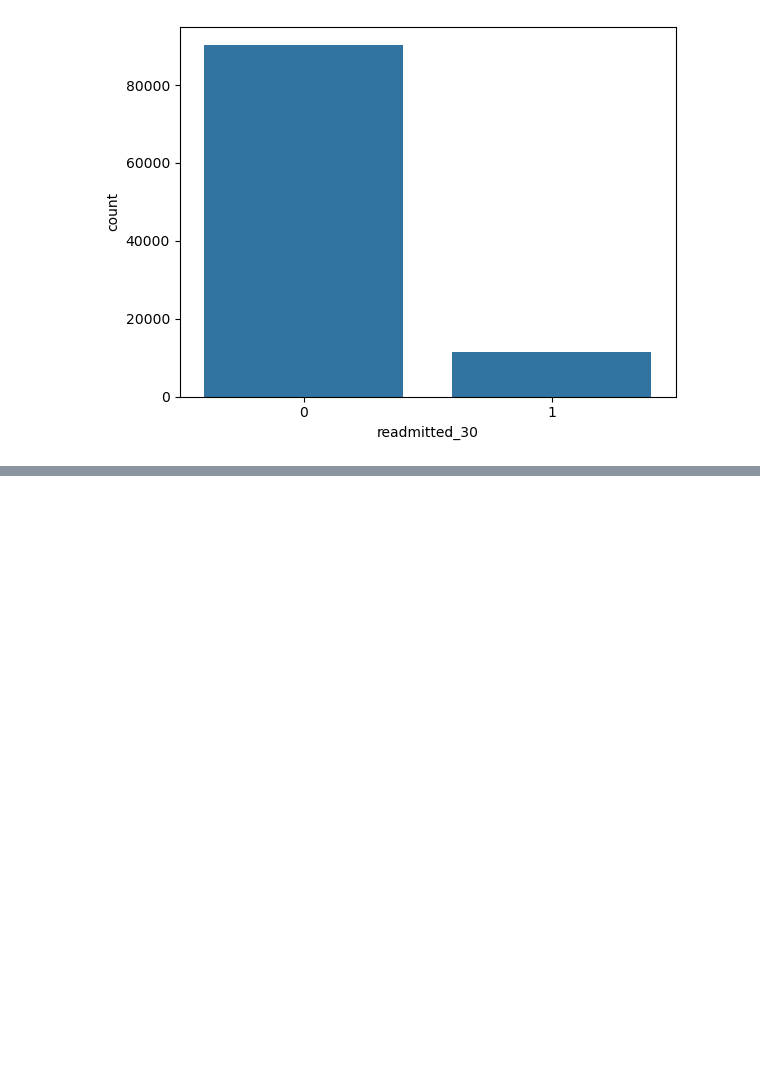
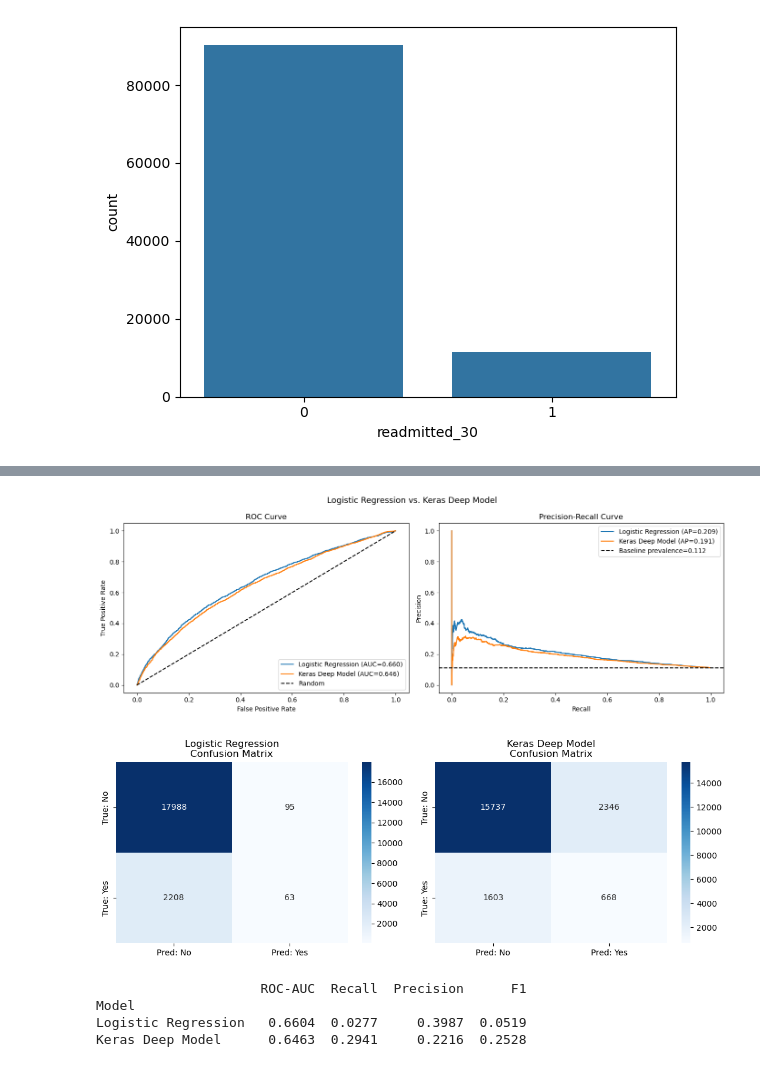
Before and after one commit to oSLaYN/patient-readmission-risk-predictor, a Jupyter notebook: main.ipynb, the cells around one changed output, grey strips where cells are left out. Saved outputs shown, nothing was run; the diff lists cells and outputs as text; code cells hidden in the pictures; blank space fills up the shorter version.

```diff
--- a/main.ipynb
+++ b/main.ipynb
@@ -372,0 +578,71 @@ plt.show()
+# %%
+## Keras predictions at default threshold
+nn_proba = keras_model.predict(X_test_scaled, batch_size=512).flatten()
+nn_pred  = (nn_proba >= 0.5).astype(int)
+
+print("=" * 55)
+print("DEEP MODEL — Keras Sequential  (threshold = 0.50)")
+print("=" * 55)
+print(classification_report(y_test, nn_pred,
+      target_names=["Not Readmitted", "Readmitted <30d"]))
+print(f"ROC-AUC  : {roc_auc_score(y_test, nn_proba):.4f}")
+print(f"F1       : {f1_score(y_test, nn_pred):.4f}")
+print(f"Recall   : {recall_score(y_test, nn_pred):.4f}")
+
+## ROC + Precision-Recall curves
+fig, axes = plt.subplots(1, 2, figsize=(14, 5))
+
+ax = axes[0]
+for label, proba in [("Logistic Regression", lr_proba), ("Keras Deep Model", nn_proba)]:
+    fpr, tpr, _ = roc_curve(y_test, proba)
+    auc_val = roc_auc_score(y_test, proba)
+    ax.plot(fpr, tpr, label=f"{label} (AUC={auc_val:.3f})")
+ax.plot([0, 1], [0, 1], "k--", label="Random")
+ax.set_xlabel("False Positive Rate")
+ax.set_ylabel("True Positive Rate")
+ax.set_title("ROC Curve")
+ax.legend(loc="lower right")
+
+ax = axes[1]
+for label, proba in [("Logistic Regression", lr_proba), ("Keras Deep Model", nn_proba)]:
+    p, r, _ = precision_recall_curve(y_test, proba)
+    ap = average_precision_score(y_test, proba)
+    ax.plot(r, p, label=f"{label} (AP={ap:.3f})")
+ax.axhline(y=y_test.mean(), color="k", linestyle="--",
+           label=f"Baseline prevalence={y_test.mean():.3f}")
+ax.set_xlabel("Recall")
+ax.set_ylabel("Precision")
+ax.set_title("Precision-Recall Curve")
+ax.legend()
+
+plt.suptitle("Logistic Regression vs. Keras Deep Model", fontsize=13)
+plt.tight_layout()
+plt.show()
+
+## Confusion matrices side by side
+cm_nn = confusion_matrix(y_test, nn_pred)
+fig, axes = plt.subplots(1, 2, figsize=(11, 4))
+for ax, cm, title in zip(axes,
+                          [cm_lr, cm_nn],
+                          ["Logistic Regression", "Keras Deep Model"]):
+    sns.heatmap(cm, annot=True, fmt="d", cmap="Blues",
+                xticklabels=["Pred: No", "Pred: Yes"],
+                yticklabels=["True: No", "True: Yes"], ax=ax)
+    ax.set_title(f"{title}\nConfusion Matrix")
+plt.tight_layout()
+plt.show()
+
+## Summary table
+summary = pd.DataFrame({
+    "Model": ["Logistic Regression", "Keras Deep Model"],
+    "ROC-AUC":  [round(roc_auc_score(y_test, lr_proba), 4),
+                 round(roc_auc_score(y_test, nn_proba), 4)],
+    "Recall":   [round(recall_score(y_test, lr_pred), 4),
+                 round(recall_score(y_test, nn_pred), 4)],
+    "Precision":[round(precision_score(y_test, lr_pred), 4),
+                 round(precision_score(y_test, nn_pred), 4)],
+    "F1":       [round(f1_score(y_test, lr_pred), 4),
+                 round(f1_score(y_test, nn_pred), 4)],
+}).set_index("Model")
+print(summary.to_string())
+# %% [output]
@@ -372,0 +665,6 @@ plt.show()
+[figure, added]
+[figure, added]
+                     ROC-AUC  Recall  Precision      F1
+Model
+Logistic Regression   0.6604  0.0277     0.3987  0.0519
+Keras Deep Model      0.6463  0.2941     0.2216  0.2528
```
Also changed, not shown: parts of 21 cells of this notebook.
